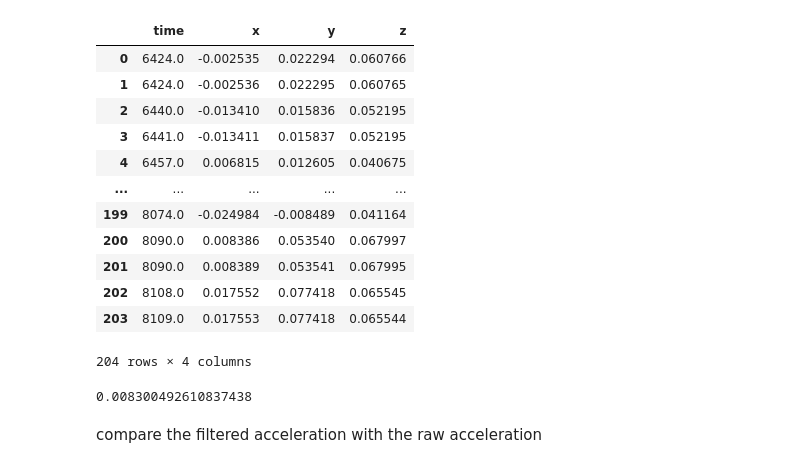
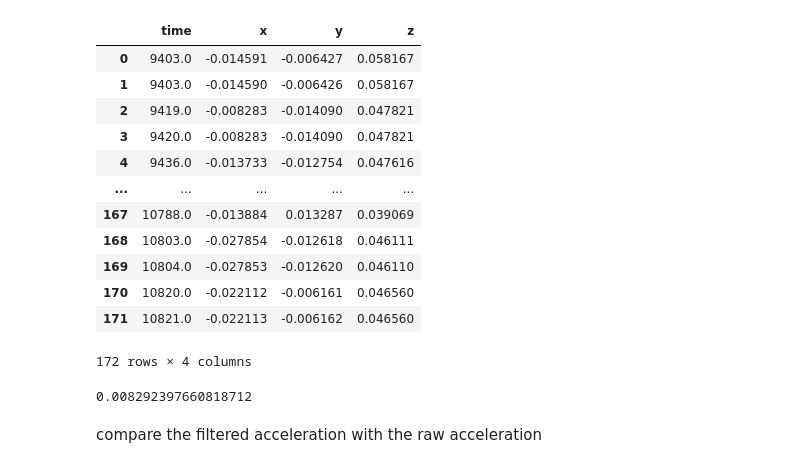
Before and after one commit to konbraphat51/ReckonerCamera, a Jupyter notebook: Exp/filtering.ipynb, the cells around one changed output. Drawn from its saved outputs; the diff is of its cells as text; code cells hidden in the pictures.

```diff
--- a/Exp/filtering.ipynb
+++ b/Exp/filtering.ipynb
@@ -3,23 +3,23 @@ import pandas as pd
 import numpy as np
 from matplotlib import pyplot as plt
 # %%
-df = pd.read_csv('data.csv', names=["time", "x", "y", "z"])
+df = pd.read_csv('data_1.csv', names=["time", "x", "y", "z"])
 
 df
 # %% [output]
 |  | time | x | y | z |
-| 0 | 6424.0 | -0.002535 | 0.022294 | 0.060766 |
-| 1 | 6424.0 | -0.002536 | 0.022295 | 0.060765 |
-| 2 | 6440.0 | -0.013410 | 0.015836 | 0.052195 |
-| 3 | 6441.0 | -0.013411 | 0.015837 | 0.052195 |
-| 4 | 6457.0 | 0.006815 | 0.012605 | 0.040675 |
+| 0 | 9403.0 | -0.014591 | -0.006427 | 0.058167 |
+| 1 | 9403.0 | -0.014590 | -0.006426 | 0.058167 |
+| 2 | 9419.0 | -0.008283 | -0.014090 | 0.047821 |
+| 3 | 9420.0 | -0.008283 | -0.014090 | 0.047821 |
+| 4 | 9436.0 | -0.013733 | -0.012754 | 0.047616 |
 | ... | ... | ... | ... | ... |
-| 199 | 8074.0 | -0.024984 | -0.008489 | 0.041164 |
-| 200 | 8090.0 | 0.008386 | 0.053540 | 0.067997 |
-| 201 | 8090.0 | 0.008389 | 0.053541 | 0.067995 |
-| 202 | 8108.0 | 0.017552 | 0.077418 | 0.065545 |
-| 203 | 8109.0 | 0.017553 | 0.077418 | 0.065544 |
+| 167 | 10788.0 | -0.013884 | 0.013287 | 0.039069 |
+| 168 | 10803.0 | -0.027854 | -0.012618 | 0.046111 |
+| 169 | 10804.0 | -0.027853 | -0.012620 | 0.046110 |
+| 170 | 10820.0 | -0.022112 | -0.006161 | 0.046560 |
+| 171 | 10821.0 | -0.022113 | -0.006162 | 0.046560 |
-204 rows × 4 columns
+172 rows × 4 columns
 # %%
 _sum = 0
 for cnt in range(0, len(df)-1):
@@ -29,7 +29,7 @@ samplingRate = _sum / (len(df)-1) / 1000
 
 samplingRate
 # %% [output]
-0.008300492610837438
+0.008292397660818712
 # %%
 q = 0.7
 
```
Also changed, not shown: parts of 3 cells of this notebook.
